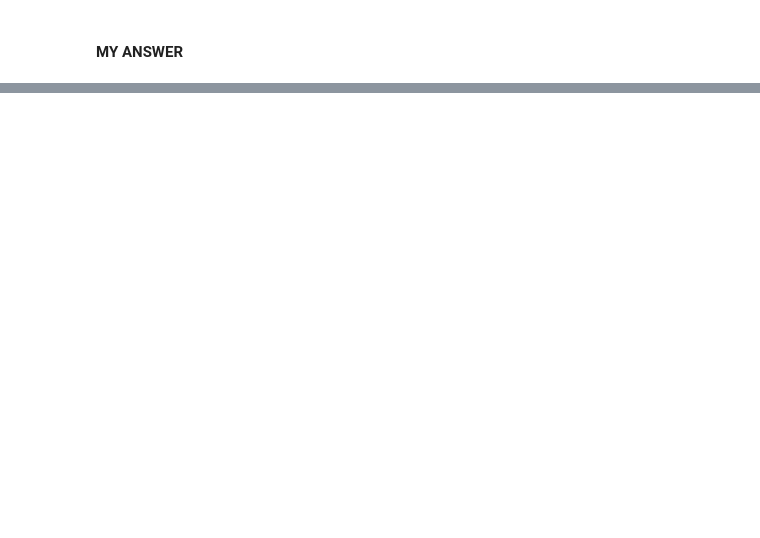
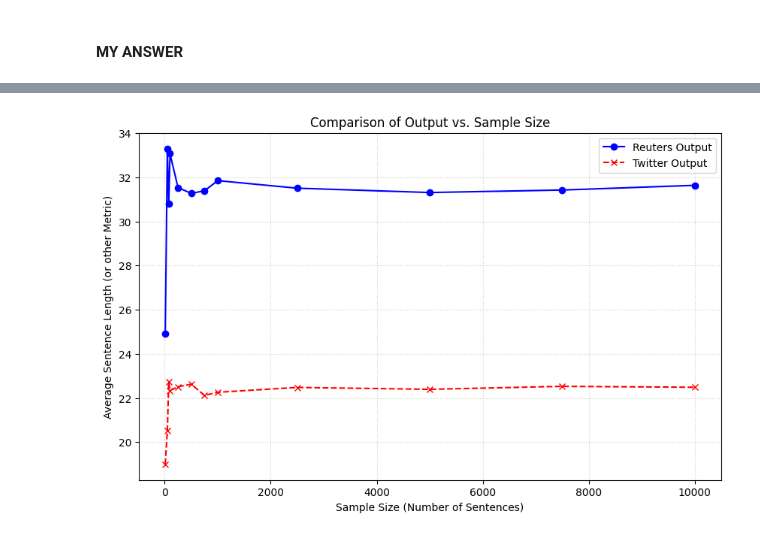
Before and after one commit to LukeBirkett/study-planner, a Jupyter notebook: 955G5_Applied_Natural_Language_Processing/weeks/week_2/lab/NLE2023_lab_2_1.ipynb, the cells around one changed output, grey strips where cells are left out. Cells and saved outputs as stored; diff of their text form; code cells hidden in the pictures; blank space fills up the shorter version.

```diff
--- a/955G5_Applied_Natural_Language_Processing/weeks/week_2/lab/NLE2023_lab_2_1.ipynb
+++ b/955G5_Applied_Natural_Language_Processing/weeks/week_2/lab/NLE2023_lab_2_1.ipynb
@@ -225,0 +453,26 @@ The twitter text doesn't come pre-tokenised.  Write some code to generate a list
+# %%
+from nltk.corpus import reuters
+from nltk.corpus import twitter_samples
+
+ru_output = []
+tw_output = []
+
+samples = [10, 50, 75, 100, 250, 500, 750, 1000, 2500, 5000, 7500, 10000]
+
+sents = reuters.sents()
+tokenized = twitter_samples.tokenized('tweets.20150430-223406.json')
+
+random.seed(33)
+
+for i in samples:
+    r_sample=sample_sentences(sents, i)
+    t_sample=sample_sentences(tokenized, i)
+
+    r_sample_lens = [len(i) for i in r_sample]
+    t_sample_lens = [len(i) for i in t_sample]
+
+    r_avg = sum(len(s) for s in r_sample) / len(r_sample)
+    t_avg = sum(len(s) for s in t_sample) / len(t_sample)
+
+    ru_output.append(r_avg)
+    tw_output.append(t_avg)
@@ -227,0 +518,21 @@ The twitter text doesn't come pre-tokenised.  Write some code to generate a list
+# %%
+import matplotlib.pyplot as plt
+
+# samples = [10, 100, 1000, 5000, 10000]
+# ru_output = [5.2, 8.5, 9.1, 9.5, 9.4]
+# tw_output = [15.1, 14.8, 14.9, 15.0, 15.2]
+
+plt.figure(figsize=(10, 6))
+
+plt.plot(samples, ru_output, marker='o', linestyle='-', color='blue', label='Reuters Output')
+plt.plot(samples, tw_output, marker='x', linestyle='--', color='red', label='Twitter Output')
+
+plt.title('Comparison of Output vs. Sample Size')
+plt.xlabel('Sample Size (Number of Sentences)')
+plt.ylabel('Average Sentence Length (or other Metric)')
+
+plt.grid(True, linestyle=':', alpha=0.6)
+plt.legend()
+plt.show()
+# %% [output]
+[figure, added]
```
Also changed, not shown: parts of 27 cells of this notebook.
